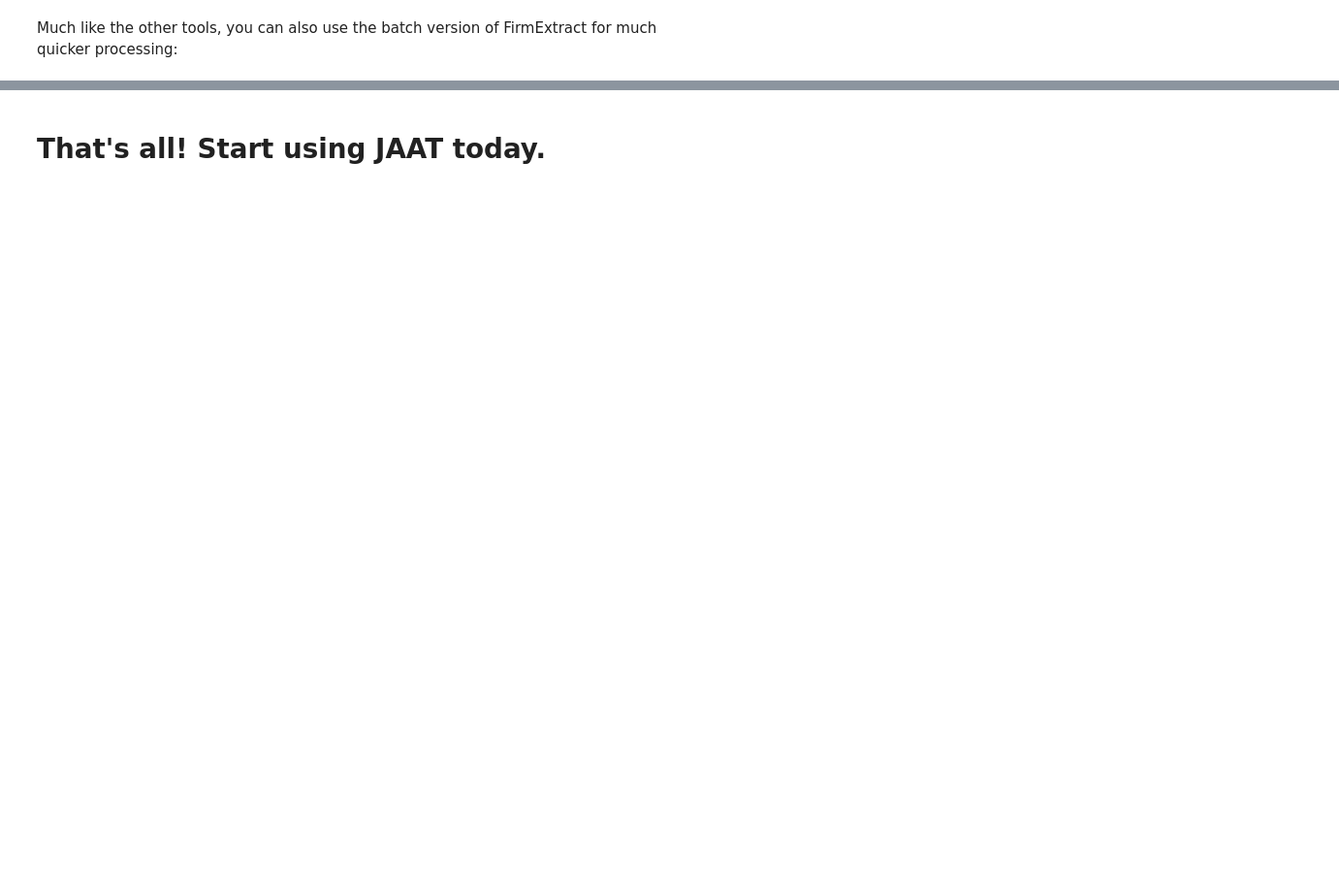
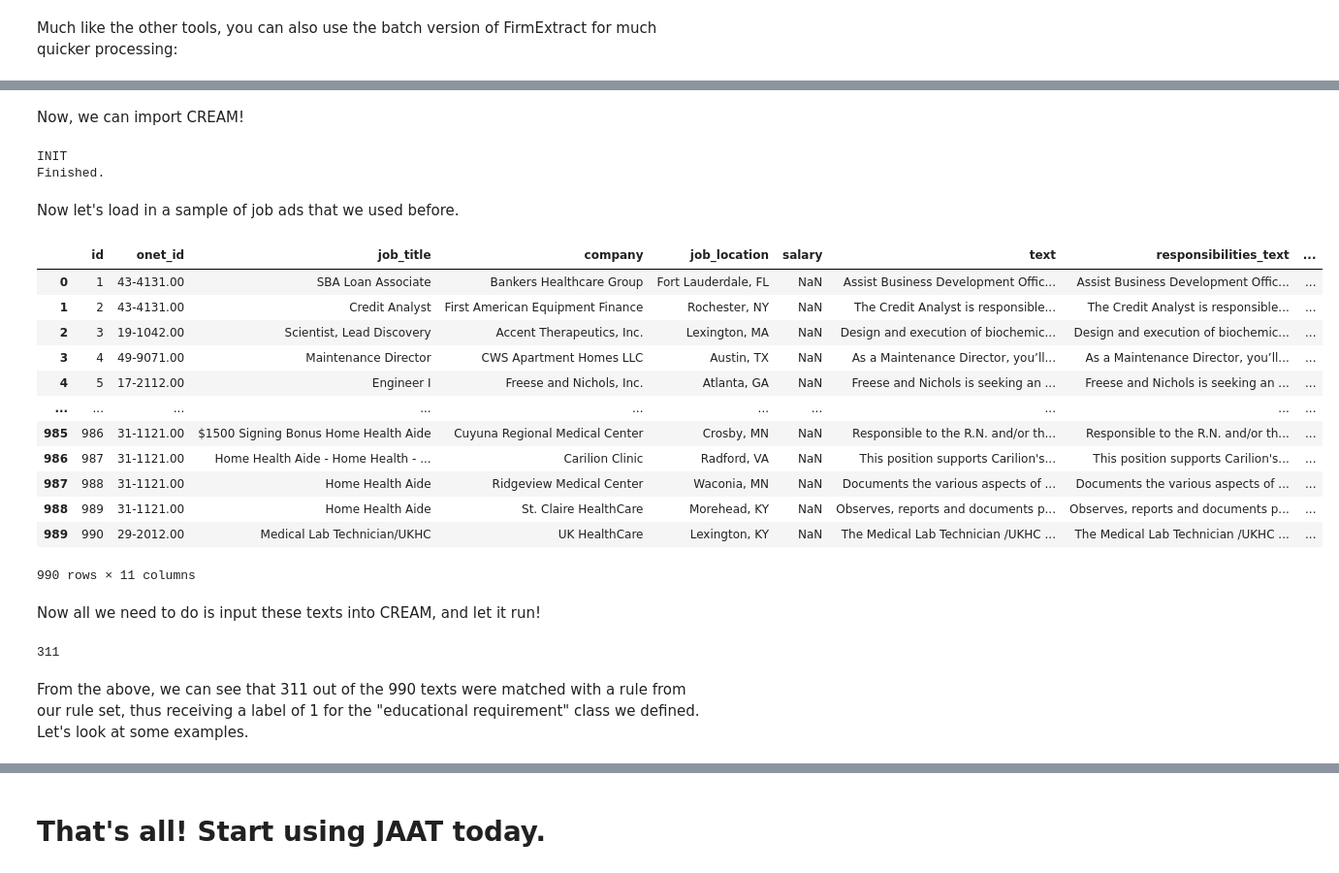
Before and after one commit to Job-Ad-Research-at-QSB-LUC/JAAT, a Jupyter notebook: JAATDemo.ipynb, the cells around one changed output, grey strips where cells are left out. Shown at 97% size. Drawn from its saved outputs; the diff is of its cells as text; code cells hidden in the pictures; blank space fills up the shorter version.

Commit message:
add CREAM to JAAT, update demo and readme

```diff
--- a/JAATDemo.ipynb
+++ b/JAATDemo.ipynb
@@ -263,0 +325,28 @@ FE.get_firm_batch(texts)
+# %% [markdown]
+Now, we can import CREAM!
+# %%
+from JAAT import CREAM
+C = CREAM(keywords=keywords, rules=rules, n=4, threshold=0.9)
+# n and threshold --> optional parameters (these are the default values)
+# %% [output]
+INIT
+Finished.
+# %% [markdown]
+Now let's load in a sample of job ads that we used before.
+# %%
+jobs = pd.read_excel("data/demo/TitleMatch/JobAdsData2022_OSF.xlsx")
+jobs
+# %% [output]
+|  | id | onet_id | job_title | company | job_location | salary | text | responsibilities_text | ... |
+| 0 | 1 | 43-4131.00 | SBA Loan Associate | Bankers Healthcare Group | Fort Lauderdale, FL | NaN | Assist Business Development Offic... | Assist Business Development Offic... | ... |
+| 1 | 2 | 43-4131.00 | Credit Analyst | First American Equipment Finance | Rochester, NY | NaN | The Credit Analyst is responsible... | The Credit Analyst is responsible... | ... |
+| 2 | 3 | 19-1042.00 | Scientist, Lead Discovery | Accent Therapeutics, Inc. | Lexington, MA | NaN | Design and execution of biochemic... | Design and execution of biochemic... | ... |
+| 3 | 4 | 49-9071.00 | Maintenance Director | CWS Apartment Homes LLC | Austin, TX | NaN | As a Maintenance Director, you’ll... | As a Maintenance Director, you’ll... | ... |
+| 4 | 5 | 17-2112.00 | Engineer I | Freese and Nichols, Inc. | Atlanta, GA | NaN | Freese and Nichols is seeking an ... | Freese and Nichols is seeking an ... | ... |
+| ... | ... | ... | ... | ... | ... | ... | ... | ... | ... |
+| 985 | 986 | 31-1121.00 | $1500 Signing Bonus Home Health Aide | Cuyuna Regional Medical Center | Crosby, MN | NaN | Responsible to the R.N. and/or th... | Responsible to the R.N. and/or th... | ... |
+| 986 | 987 | 31-1121.00 | Home Health Aide - Home Health - ... | Carilion Clinic | Radford, VA | NaN | This position supports Carilion's... | This position supports Carilion's... | ... |
+| 987 | 988 | 31-1121.00 | Home Health Aide | Ridgeview Medical Center | Waconia, MN | NaN | Documents the various aspects of ... | Documents the various aspects of ... | ... |
+| 988 | 989 | 31-1121.00 | Home Health Aide | St. Claire HealthCare | Morehead, KY | NaN | Observes, reports and documents p... | Observes, reports and documents p... | ... |
+| 989 | 990 | 29-2012.00 | Medical Lab Technician/UKHC | UK HealthCare | Lexington, KY | NaN | The Medical Lab Technician /UKHC ... | The Medical Lab Technician /UKHC ... | ... |
+990 rows × 11 columns
@@ -263,0 +355,2 @@ FE.get_firm_batch(texts)
+# %% [markdown]
+Now all we need to do is input these texts into CREAM, and let it run!
@@ -263,0 +359,6 @@ FE.get_firm_batch(texts)
+# %%
+results.inferred_label.sum()
+# %% [output]
+311
+# %% [markdown]
+From the above, we can see that 311 out of the 990 texts were matched with a rule from our rule set, thus receiving a label of 1 for the "educational requirement" class we defined. Let's look at some examples.
```
Also changed, not shown: parts of 23 cells of this notebook, 5 other files.
